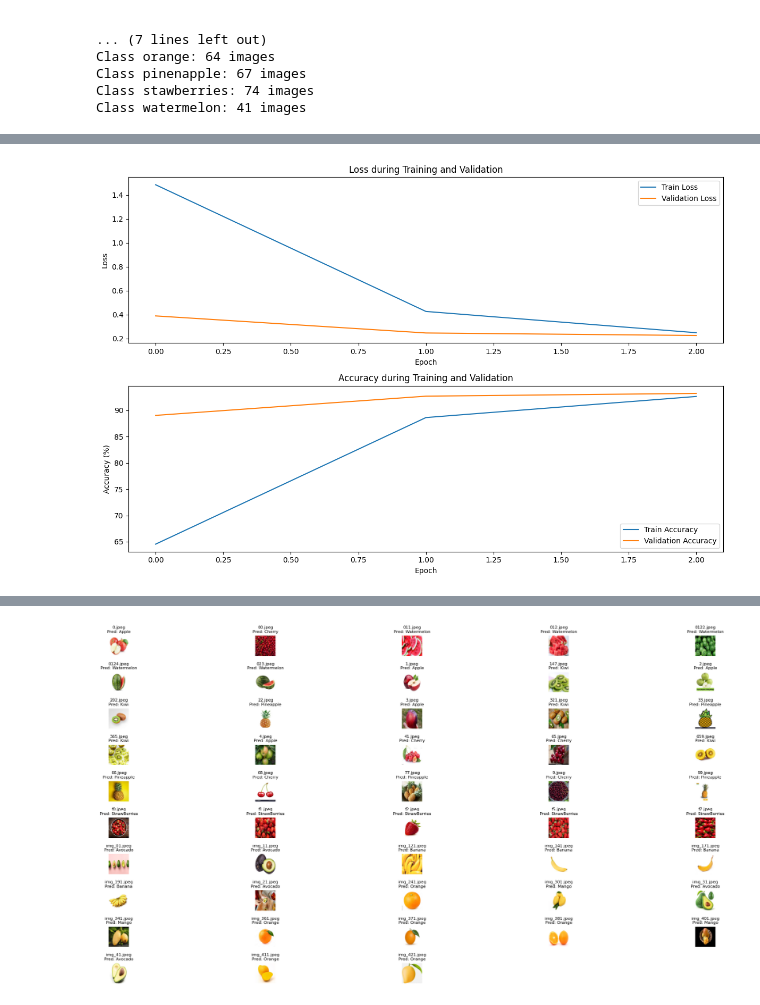
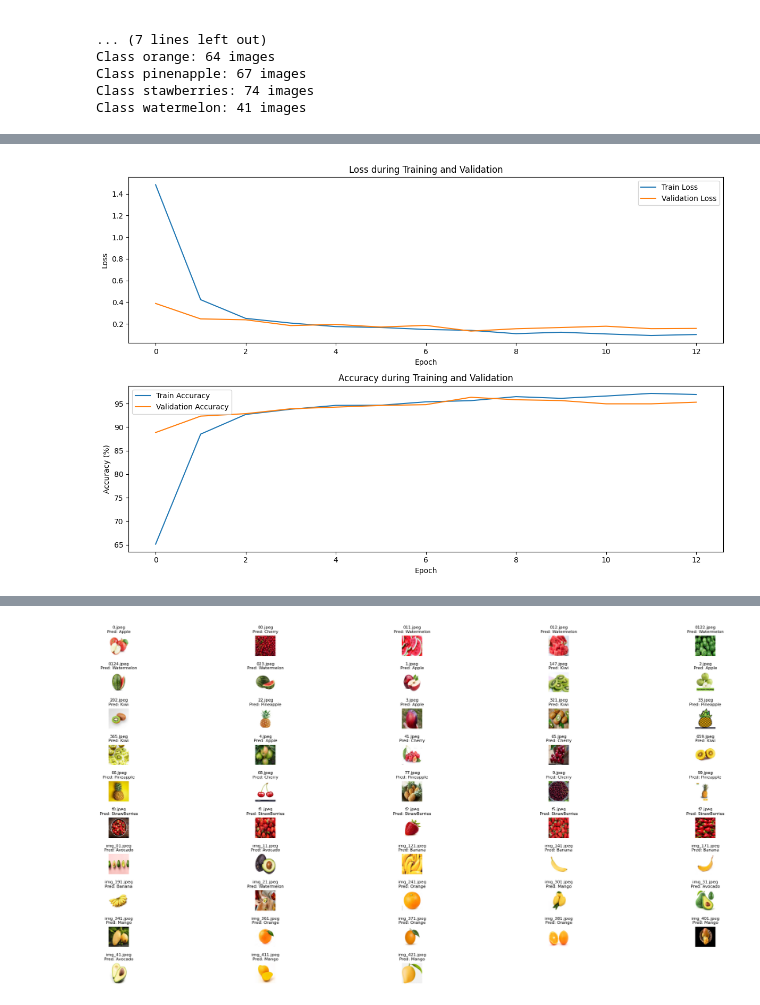
Before and after one commit to javi9davi/Fruit-Classifier, a Jupyter notebook: main.ipynb, the cells around one changed output, grey strips where cells are left out. Cells and saved outputs as stored; diff of their text form; code cells hidden in the pictures.

```diff
--- a/main.ipynb
+++ b/main.ipynb
@@ -148,7 +148,7 @@ patience = 5
 trigger_times = 0
 
 # Training loop
-epochs = 3
+epochs = 20
 for epoch in range(epochs):
     # Modo de entrenamiento
     model.train()
@@ -251,4 +260,4 @@ Pesos del mejor modelo cargados.
-[figure, old version]
+[figure, new version]
 # %%
 import torch
 import matplotlib.pyplot as plt
```
Also changed, not shown: parts of 3 cells of this notebook.
